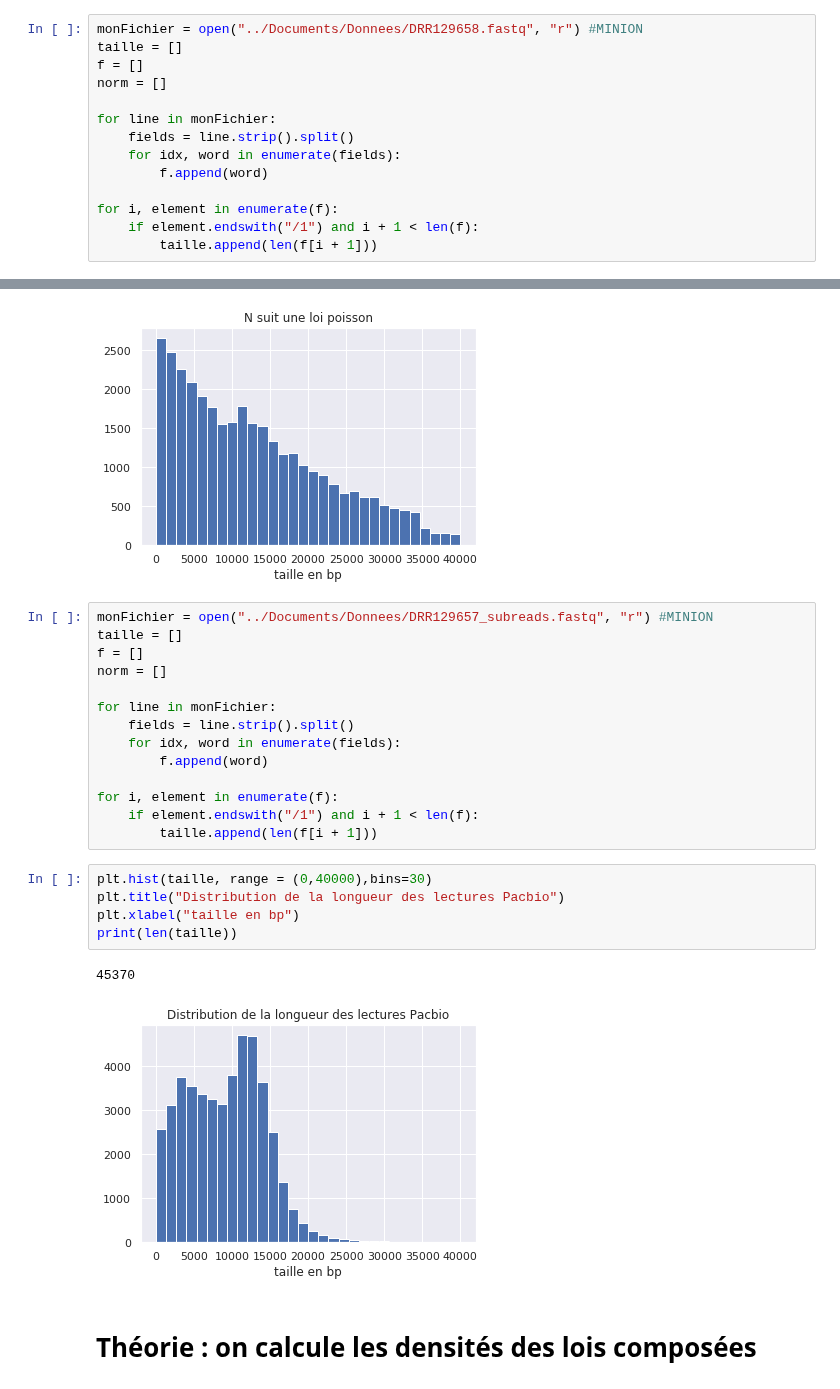
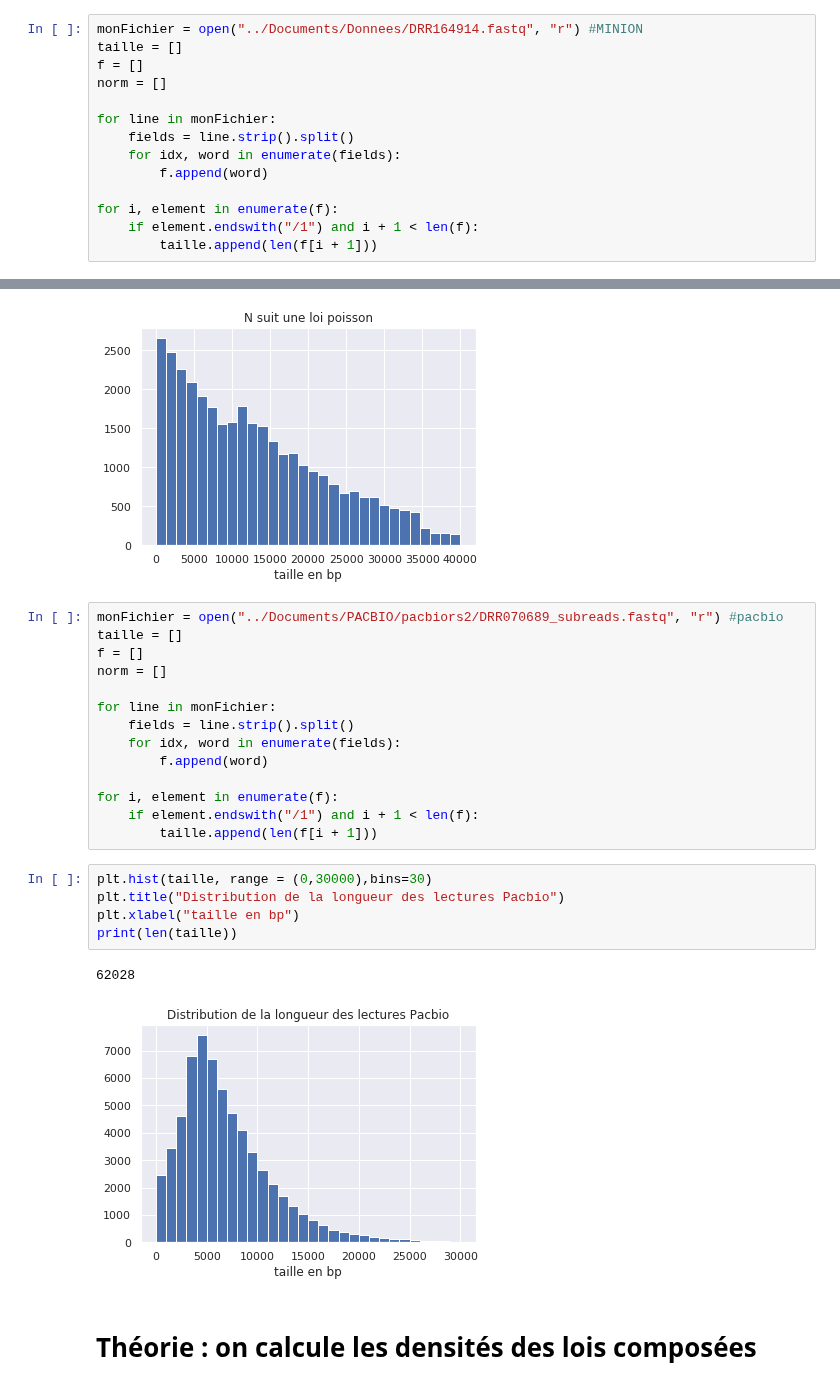
Before and after one commit to aminaghoul/reads_seq, a Jupyter notebook: stage1.ipynb, the cells around one changed output, grey strips where cells are left out. Drawn from its saved outputs; the diff is of its cells as text.

```diff
--- a/stage1.ipynb
+++ b/stage1.ipynb
@@ -173,7 +173,7 @@ plt.plot(x, f(x,1000000,b))
 [<matplotlib.lines.Line2D at 0x...>]
 [figure]
 # %%
-monFichier = open("../Documents/Donnees/DRR129658.fastq", "r") #MINION
+monFichier = open("../Documents/Donnees/DRR164914.fastq", "r") #MINION
 taille = []
 f = []
 norm = []
@@ -411,7 +412,7 @@ for loi, parametres in [
 [figure]
 [figure]
 # %%
-monFichier = open("../Documents/Donnees/DRR129657_subreads.fastq", "r") #MINION
+monFichier = open("../Documents/PACBIO/pacbiors2/DRR070689_subreads.fastq", "r") #pacbio
 taille = []
 f = []
 norm = []
@@ -425,13 +426,13 @@ for i, element in enumerate(f):
     if element.endswith("/1") and i + 1 < len(f):
         taille.append(len(f[i + 1]))
 # %%
-plt.hist(taille, range = (0,40000),bins=30)
+plt.hist(taille, range = (0,30000),bins=30)
 plt.title("Distribution de la longueur des lectures Pacbio")
 plt.xlabel("taille en bp")
 print(len(taille))
 # %% [output]
-45370
+62028
-[figure, old version]
+[figure, new version]
 # %% [markdown]
 # Théorie : on calcule les densités des lois composées
 # %% [markdown]
```
Also changed, not shown: parts of 3 cells of this notebook.
